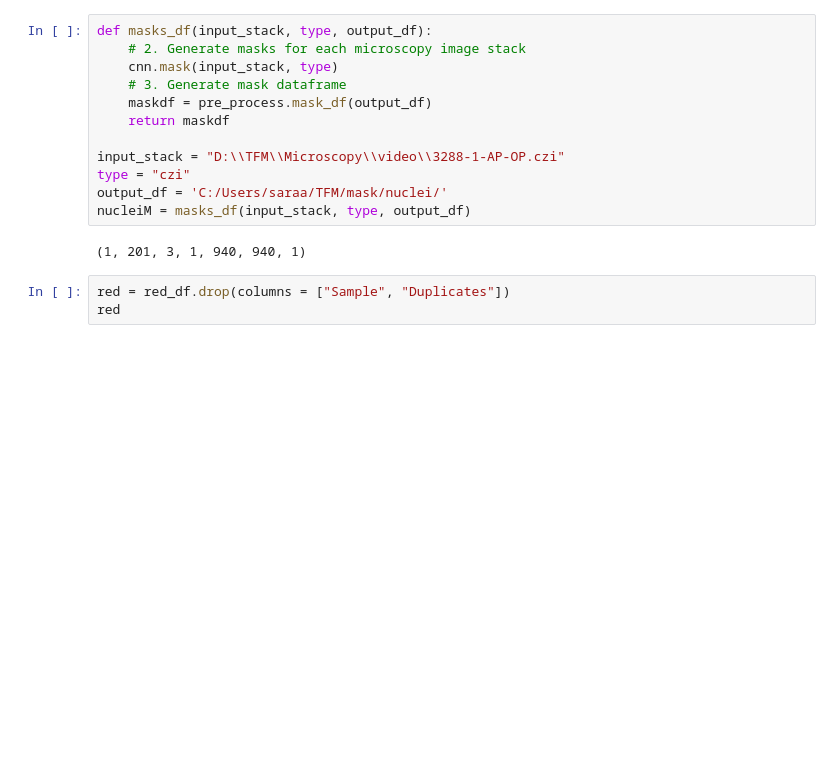
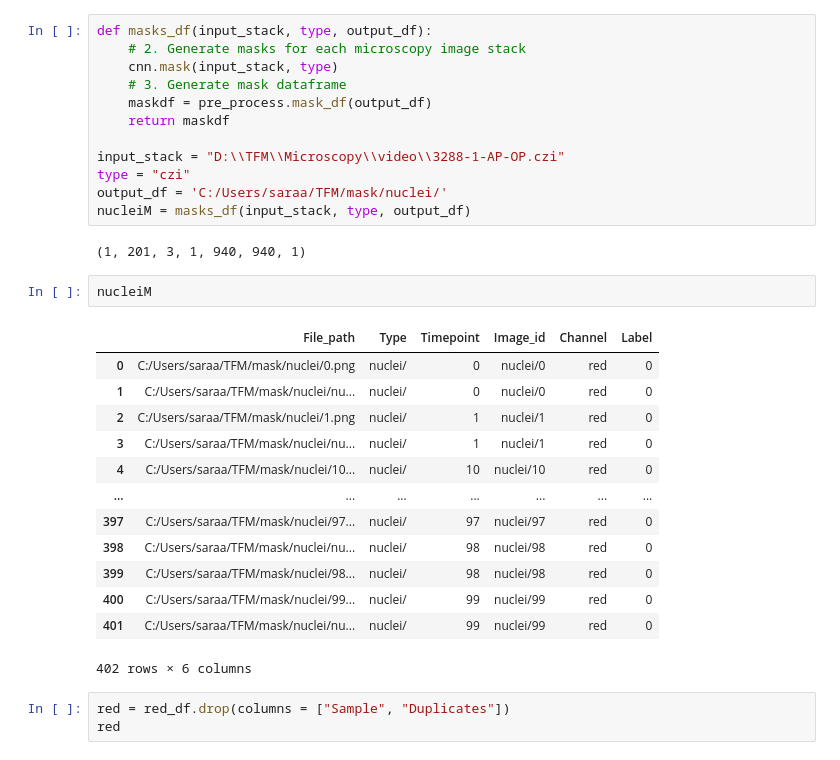
Before and after one commit to sarabenitezinglott/TFM, a Jupyter notebook: Microscopy/preprocess_df.ipynb, the cells around one changed output. Cells and saved outputs as stored; diff of their text form; blank space fills up the shorter version.

Commit message:
unet and new masks

```diff
--- a/Microscopy/preprocess_df.ipynb
+++ b/Microscopy/preprocess_df.ipynb
@@ -63,6 +63,22 @@ output_df = 'C:/Users/saraa/TFM/mask/nuclei/'
 nucleiM = masks_df(input_stack, type, output_df)
 # %% [output]
 (1, 201, 3, 1, 940, 940, 1)
+# %%
+nucleiM
+# %% [output]
+|  | File_path | Type | Timepoint | Image_id | Channel | Label |
+| 0 | C:/Users/saraa/TFM/mask/nuclei/0.png | nuclei/ | 0 | nuclei/0 | red | 0 |
+| 1 | C:/Users/saraa/TFM/mask/nuclei/nu... | nuclei/ | 0 | nuclei/0 | red | 0 |
+| 2 | C:/Users/saraa/TFM/mask/nuclei/1.png | nuclei/ | 1 | nuclei/1 | red | 0 |
+| 3 | C:/Users/saraa/TFM/mask/nuclei/nu... | nuclei/ | 1 | nuclei/1 | red | 0 |
+| 4 | C:/Users/saraa/TFM/mask/nuclei/10... | nuclei/ | 10 | nuclei/10 | red | 0 |
+| ... | ... | ... | ... | ... | ... | ... |
+| 397 | C:/Users/saraa/TFM/mask/nuclei/97... | nuclei/ | 97 | nuclei/97 | red | 0 |
+| 398 | C:/Users/saraa/TFM/mask/nuclei/nu... | nuclei/ | 98 | nuclei/98 | red | 0 |
+| 399 | C:/Users/saraa/TFM/mask/nuclei/98... | nuclei/ | 98 | nuclei/98 | red | 0 |
+| 400 | C:/Users/saraa/TFM/mask/nuclei/99... | nuclei/ | 99 | nuclei/99 | red | 0 |
+| 401 | C:/Users/saraa/TFM/mask/nuclei/nu... | nuclei/ | 99 | nuclei/99 | red | 0 |
+402 rows × 6 columns
 # %%
 red = red_df.drop(columns = ["Sample", "Duplicates"])
 red
```
Also changed, not shown: parts of 4 cells of this notebook, 2 other files.
